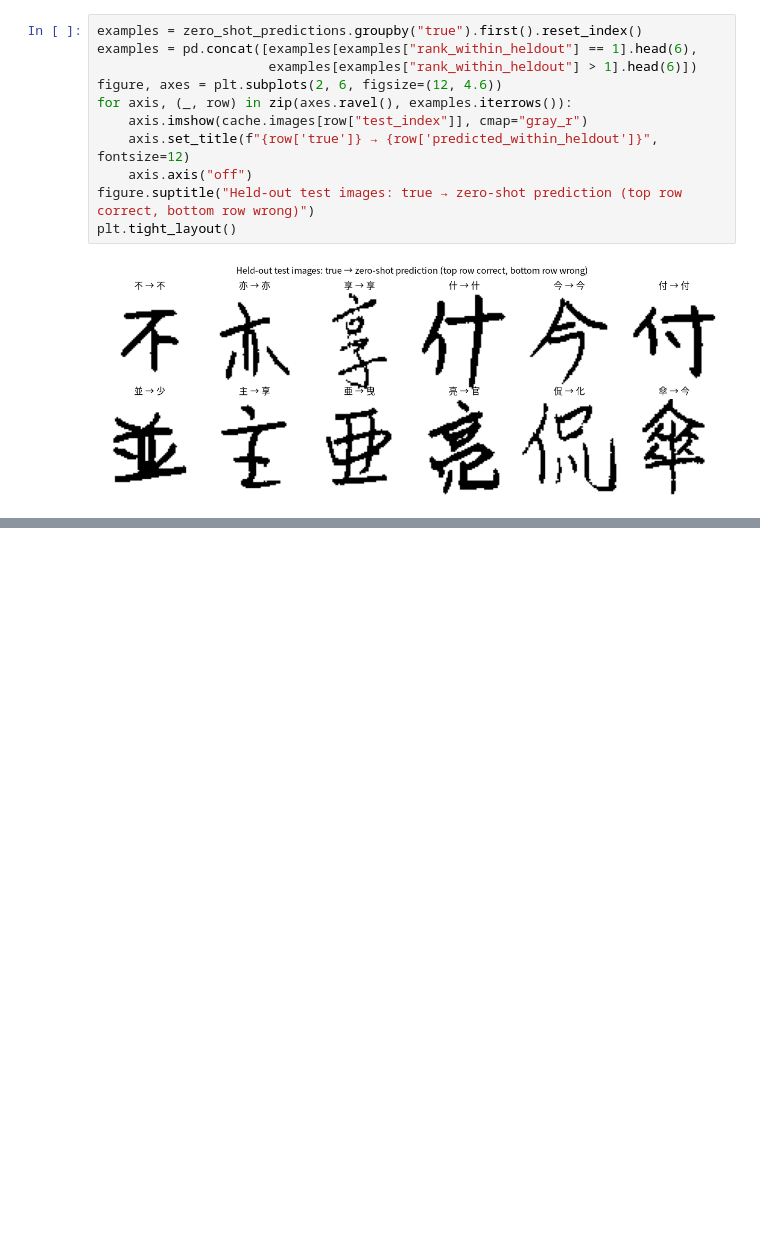
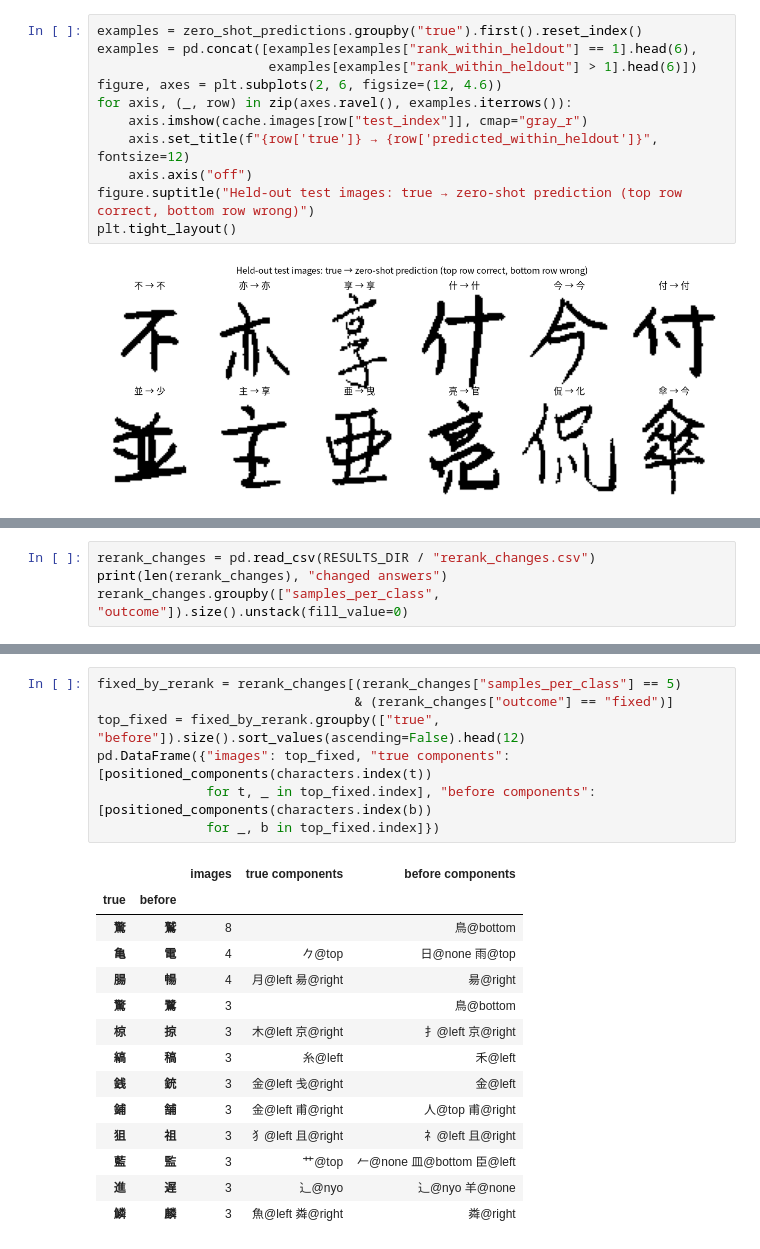
Before and after one commit to Solka99/KanjiComponentRecognition, a Jupyter notebook: results.ipynb, the cells around one changed output, grey strips where cells are left out. Saved outputs shown, nothing was run; the diff lists cells and outputs as text; blank space fills up the shorter version.

```diff
--- a/results.ipynb
+++ b/results.ipynb
@@ -552,0 +627,4 @@ plt.tight_layout()
+# %%
+rerank_changes = pd.read_csv(RESULTS_DIR / "rerank_changes.csv")
+print(len(rerank_changes), "changed answers")
+rerank_changes.groupby(["samples_per_class", "outcome"]).size().unstack(fill_value=0)
@@ -552,0 +638,22 @@ plt.tight_layout()
+# %%
+fixed_by_rerank = rerank_changes[(rerank_changes["samples_per_class"] == 5)
+                                 & (rerank_changes["outcome"] == "fixed")]
+top_fixed = fixed_by_rerank.groupby(["true", "before"]).size().sort_values(ascending=False).head(12)
+pd.DataFrame({"images": top_fixed, "true components": [positioned_components(characters.index(t))
+              for t, _ in top_fixed.index], "before components": [positioned_components(characters.index(b))
+              for _, b in top_fixed.index]})
+# %% [output]
+|  |  | images | true components | before components |
+| true | before |  |  |  |
+| 驚 | 鷲 | 8 |  | 鳥@bottom |
+| 亀 | 電 | 4 | 𠂊@top | 日@none 雨@top |
+| 腸 | 暢 | 4 | 月@left 昜@right | 昜@right |
+| 驚 | 鷺 | 3 |  | 鳥@bottom |
+| 椋 | 掠 | 3 | 木@left 京@right | 扌@left 京@right |
+| 縞 | 稿 | 3 | 糸@left | 禾@left |
+| 銭 | 銃 | 3 | 金@left 戋@right | 金@left |
+| 鋪 | 舗 | 3 | 金@left 甫@right | 人@top 甫@right |
+| 狙 | 祖 | 3 | ⺨@left 且@right | 礻@left 且@right |
+| 藍 | 監 | 3 | 艹@top | 𠂉@none 皿@bottom 臣@left |
+| 進 | 遅 | 3 | ⻌@nyo | ⻌@nyo 羊@none |
+| 鱗 | 麟 | 3 | 魚@left 粦@right | 粦@right |
```
Also changed, not shown: parts of 9 cells of this notebook, 4 other files.
